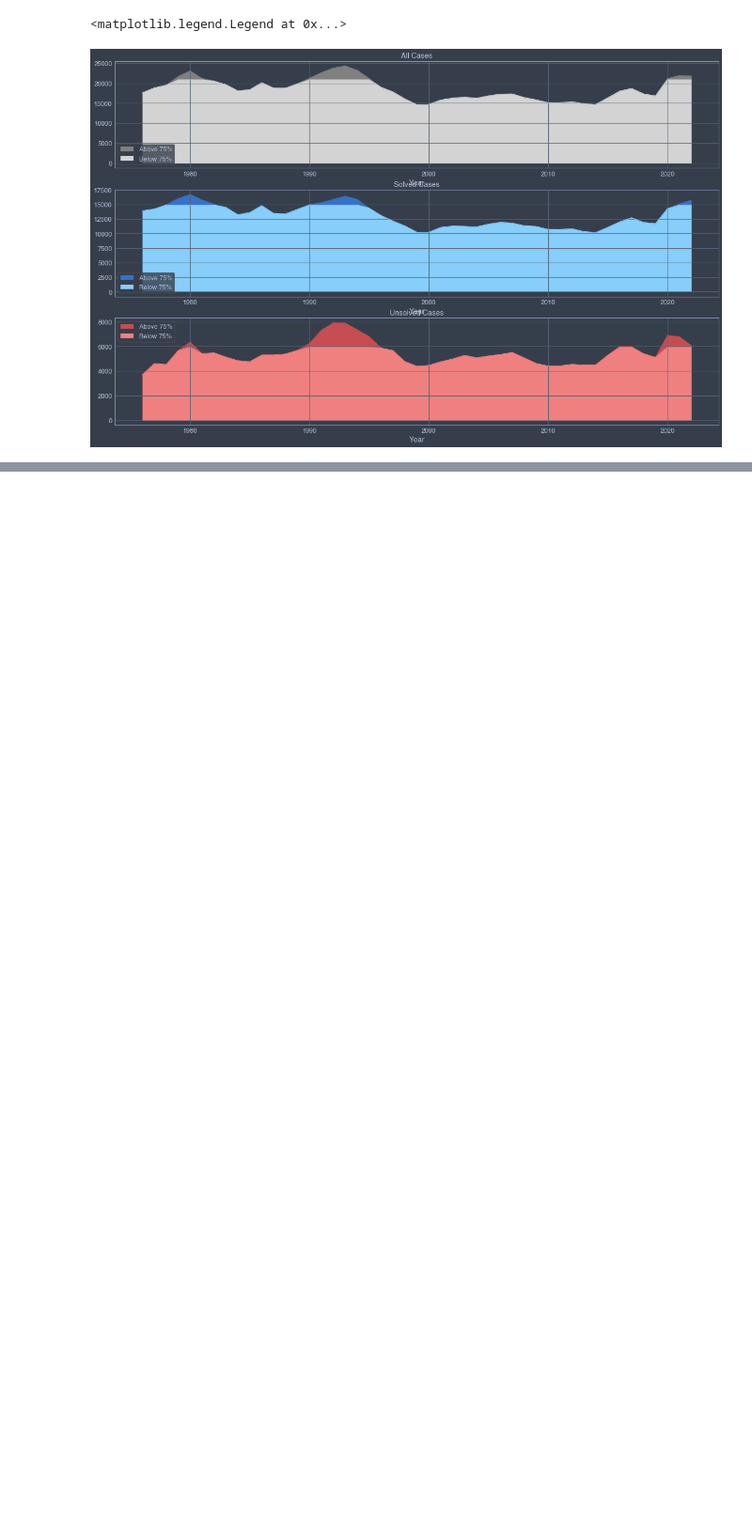
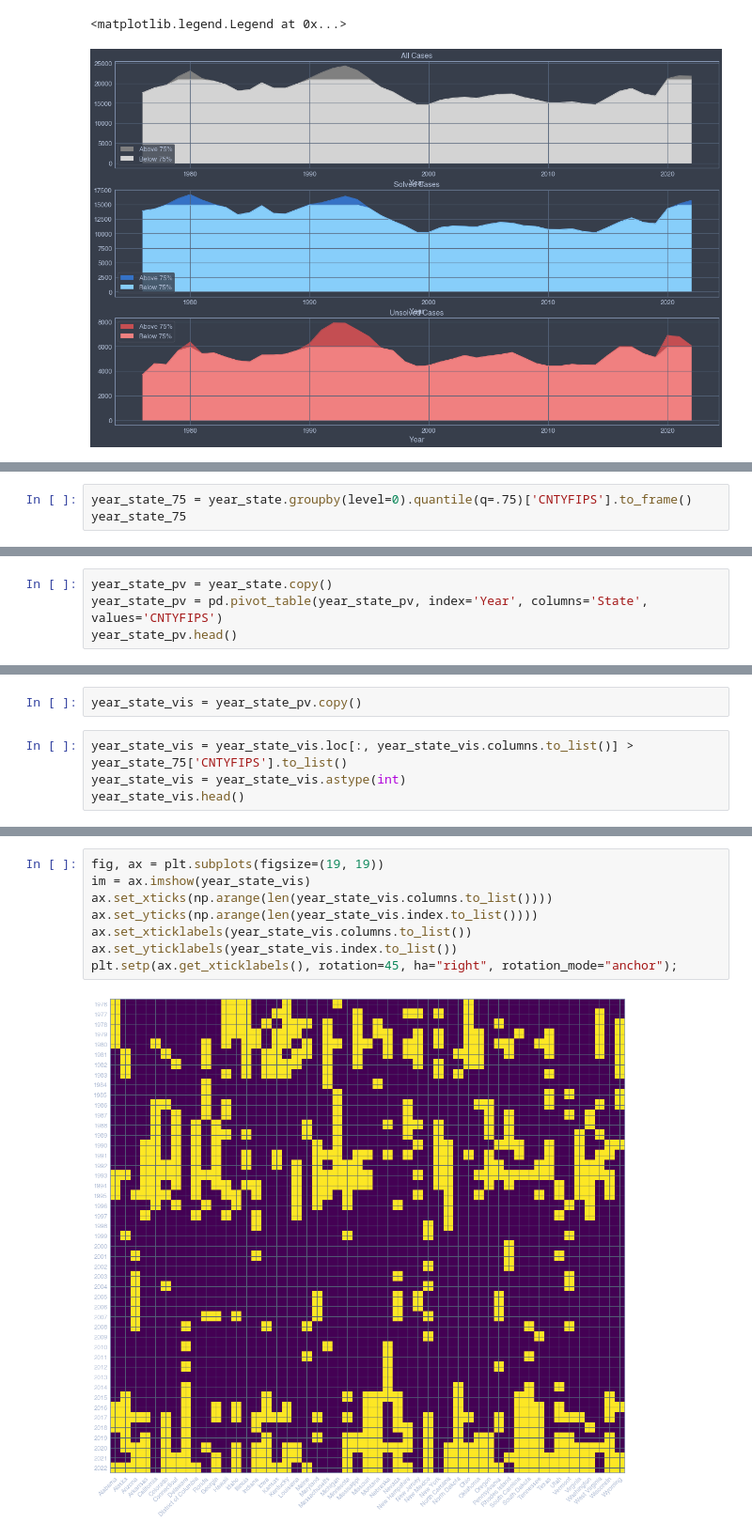
Before and after one commit to fadeeva/weird_projects, a Jupyter notebook: Serial_Killers/Outliers_in_Murder_Accountability_Project.ipynb, the cells around one changed output, grey strips where cells are left out. Shown: that part at 94% size. Drawn from its saved outputs; the diff is of its cells as text; blank space fills up the shorter version.

```diff
--- a/Serial_Killers/Outliers_in_Murder_Accountability_Project.ipynb
+++ b/Serial_Killers/Outliers_in_Murder_Accountability_Project.ipynb
@@ -147,0 +161,3 @@ ax[2].legend()
+# %%
+year_state_75 = year_state.groupby(level=0).quantile(q=.75)['CNTYFIPS'].to_frame()
+year_state_75
@@ -147,0 +183,4 @@ ax[2].legend()
+# %%
+year_state_pv = year_state.copy()
+year_state_pv = pd.pivot_table(year_state_pv, index='Year', columns='State', values='CNTYFIPS')
+year_state_pv.head()
@@ -147,0 +198,6 @@ ax[2].legend()
+# %%
+year_state_vis = year_state_pv.copy()
+# %%
+year_state_vis = year_state_vis.loc[:, year_state_vis.columns.to_list()] > year_state_75['CNTYFIPS'].to_list()
+year_state_vis = year_state_vis.astype(int)
+year_state_vis.head()
@@ -147,0 +213,10 @@ ax[2].legend()
+# %%
+fig, ax = plt.subplots(figsize=(19, 19))
+im = ax.imshow(year_state_vis)
+ax.set_xticks(np.arange(len(year_state_vis.columns.to_list())))
+ax.set_yticks(np.arange(len(year_state_vis.index.to_list())))
+ax.set_xticklabels(year_state_vis.columns.to_list())
+ax.set_yticklabels(year_state_vis.index.to_list())
+plt.setp(ax.get_xticklabels(), rotation=45, ha="right", rotation_mode="anchor");
+# %% [output]
+[figure, added]
```
Also changed, not shown: parts of 6 cells of this notebook.
